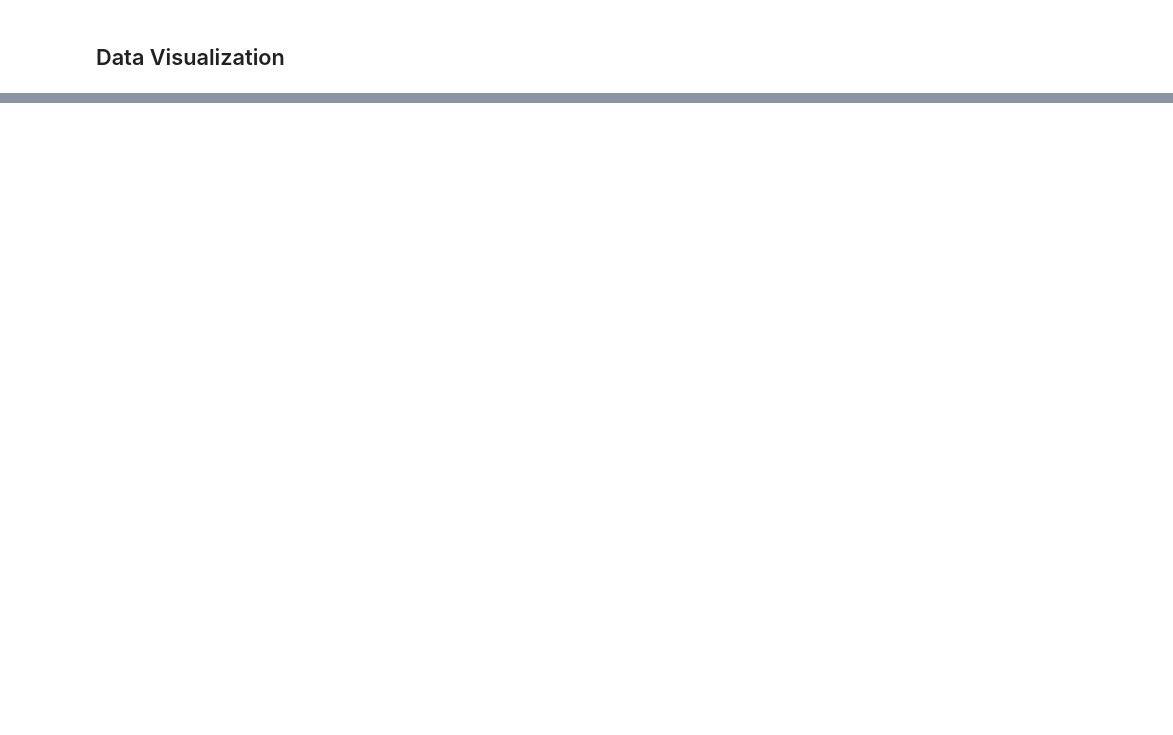
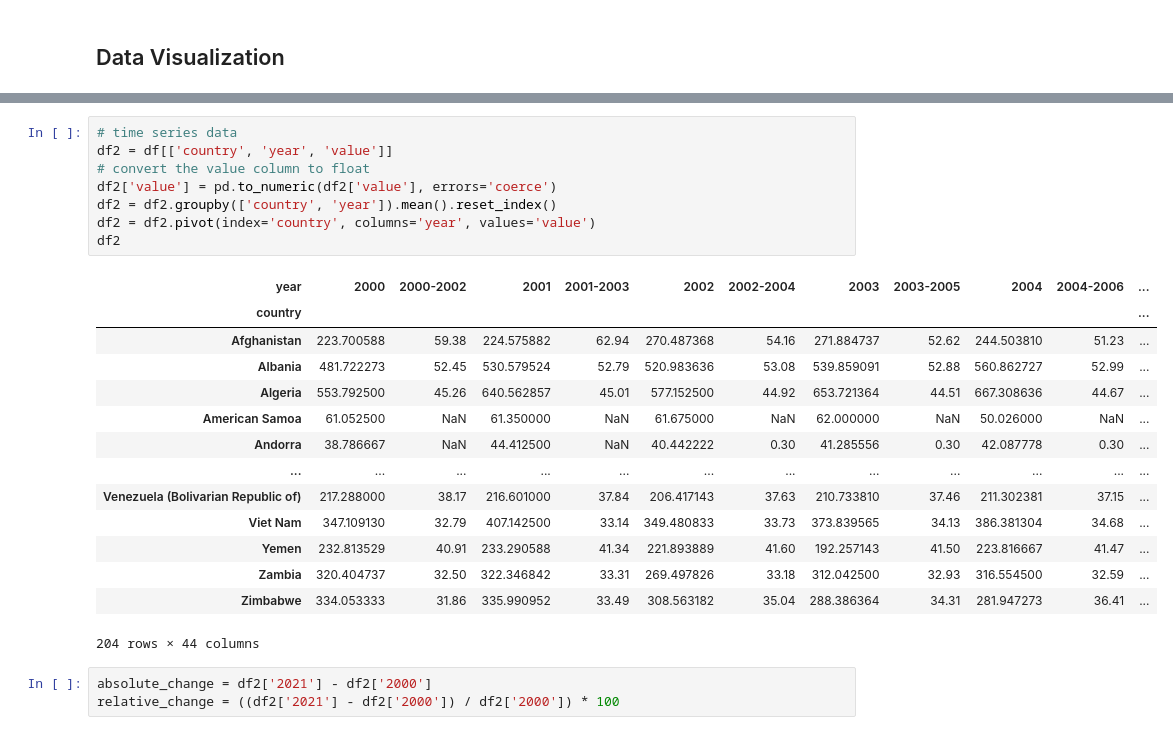
Before and after one commit to hannah-hana-kim/DSAN-5200-Project, a Jupyter notebook: main.ipynb, the cells around one changed output, grey strips where cells are left out. Cells and saved outputs as stored; diff of their text form; blank space fills up the shorter version.

```diff
--- a/main.ipynb
+++ b/main.ipynb
@@ -134,0 +121,26 @@ df_country = df.groupby('area').sum().reset_index()
+# %%
+# time series data
+df2 = df[['country', 'year', 'value']]
+# convert the value column to float
+df2['value'] = pd.to_numeric(df2['value'], errors='coerce')
+df2 = df2.groupby(['country', 'year']).mean().reset_index()
+df2 = df2.pivot(index='country', columns='year', values='value')
+df2
+# %% [output]
+| year | 2000 | 2000-2002 | 2001 | 2001-2003 | 2002 | 2002-2004 | 2003 | 2003-2005 | 2004 | 2004-2006 | ... |
+| country |  |  |  |  |  |  |  |  |  |  | ... |
+| Afghanistan | 223.700588 | 59.38 | 224.575882 | 62.94 | 270.487368 | 54.16 | 271.884737 | 52.62 | 244.503810 | 51.23 | ... |
+| Albania | 481.722273 | 52.45 | 530.579524 | 52.79 | 520.983636 | 53.08 | 539.859091 | 52.88 | 560.862727 | 52.99 | ... |
+| Algeria | 553.792500 | 45.26 | 640.562857 | 45.01 | 577.152500 | 44.92 | 653.721364 | 44.51 | 667.308636 | 44.67 | ... |
+| American Samoa | 61.052500 | NaN | 61.350000 | NaN | 61.675000 | NaN | 62.000000 | NaN | 50.026000 | NaN | ... |
+| Andorra | 38.786667 | NaN | 44.412500 | NaN | 40.442222 | 0.30 | 41.285556 | 0.30 | 42.087778 | 0.30 | ... |
+| ... | ... | ... | ... | ... | ... | ... | ... | ... | ... | ... | ... |
+| Venezuela (Bolivarian Republic of) | 217.288000 | 38.17 | 216.601000 | 37.84 | 206.417143 | 37.63 | 210.733810 | 37.46 | 211.302381 | 37.15 | ... |
+| Viet Nam | 347.109130 | 32.79 | 407.142500 | 33.14 | 349.480833 | 33.73 | 373.839565 | 34.13 | 386.381304 | 34.68 | ... |
+| Yemen | 232.813529 | 40.91 | 233.290588 | 41.34 | 221.893889 | 41.60 | 192.257143 | 41.50 | 223.816667 | 41.47 | ... |
+| Zambia | 320.404737 | 32.50 | 322.346842 | 33.31 | 269.497826 | 33.18 | 312.042500 | 32.93 | 316.554500 | 32.59 | ... |
+| Zimbabwe | 334.053333 | 31.86 | 335.990952 | 33.49 | 308.563182 | 35.04 | 288.386364 | 34.31 | 281.947273 | 36.41 | ... |
+204 rows × 44 columns
+# %%
+absolute_change = df2['2021'] - df2['2000']
+relative_change = ((df2['2021'] - df2['2000']) / df2['2000']) * 100
```
Also changed, not shown: parts of 14 cells of this notebook.
